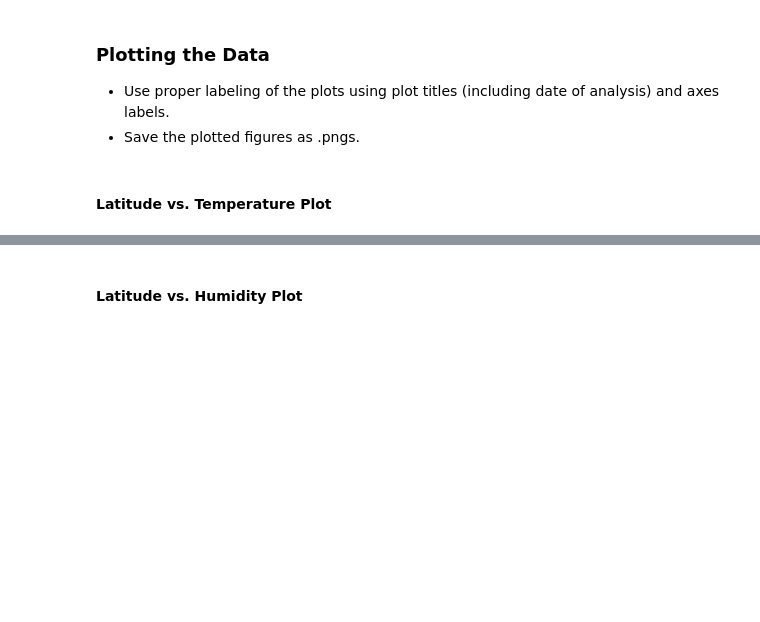
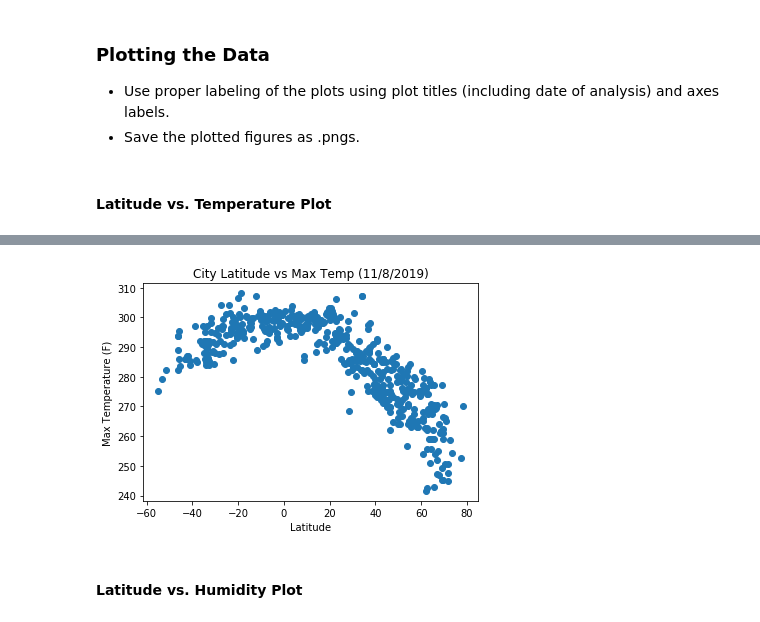
Before and after one commit to jran14/python-api-challenge, a Jupyter notebook: WeatherPy/WeatherPy.ipynb, the cells around one changed output, grey strips where cells are left out. Drawn from its saved outputs; the diff is of its cells as text; code cells hidden in the pictures; blank space fills up the shorter version.

```diff
--- a/WeatherPy/WeatherPy.ipynb
+++ b/WeatherPy/WeatherPy.ipynb
@@ -102,13 +102,13 @@ print(json.dumps(test_results, indent= 4))
 }
 # %%
 #test for loop
-url='http://api.openweathermap.org/data/2.5/weather?'
+#url='http://api.openweathermap.org/data/2.5/weather?'
 
-for city in cities:
-    query_url= f'{url}q={city}&appid={api_key}'
-    city_response=requests.get(query_url).json()
+#for city in cities:
+   # query_url= f'{url}q={city}&appid={api_key}'
+   # city_response=requests.get(query_url).json()
 
-print(json.dumps(city_response, indent= 4))
+#print(json.dumps(city_response, indent= 4))
 # %% [output]
 {
     "coord": {
@@ -234,25 +208,24 @@ Data Retrieval Complete
 #pull city, country, lat, lng from existing lists
 url='http://api.openweathermap.org/data/2.5/weather?'#at={lat}&lon={lon}'
 
-#create blank lists for cloudiness, date, humidity, max temp, wind speed
+#create blank lists for cloudiness, humidity, max temp, wind speed, country
 cloudiness_list=[]
-date_list=[]
 humidity_list=[]
 maxtemp_list=[]
 windspeed_list=[]
 country=[]
 
-for city in cities:
+#serach for cities from found_cities list where there are results returned from API call
+for city in found_cities:
     query_url= f'{url}q={city}&appid={api_key}'
 
     try:
-    #lists for url and coord of each city
+        #request for each city
         city_data=requests.get(query_url)
         city_data.raise_for_status()
         city2_json = city_data.json()
         #append in results lists for dataframe
         cloudiness_list.append(city2_json['clouds']['all'])
-        #date_list.append(query_url['coord']['lon'])
         humidity_list.append(city2_json['main']['humidity'])
         maxtemp_list.append(city2_json['main']['temp_max'])
         windspeed_list.append(city2_json['wind']['speed'])
@@ -265,6 +238,7 @@ for city in cities:
     except Exception as e:
         print(f'Request for city {city} failed with error {type(e)} {e}')
 
+#print the lists for dataframe
 print(cloudiness_list)
 print(humidity_list)
 print(maxtemp_list)
@@ -291,10 +293,10 @@ Request for city grand river south east failed with HTTP Error 404 Client Error:
 # %%
 #reuslts into dataframe
-results_df= pd.Dataframe({'Cities' : found_cities,
+results_df= pd.DataFrame({'Cities' : found_cities,
                         'Cloudiness' : cloudiness_list,
                         'Country' : country,
                         'Humidity' : humidity_list,
-                        'Lat' : temp,
+                        'Lat' : cities_lat,
                         'Lng' : cities_lon,
                         'Max Temp' : maxtemp_list,
                         'Wind Speed' : windspeed_list})
@@ -325,2 +329,16 @@ dtype: int64
+# %%
+x_axis= results_df['Lat']
+y_axis=results_df['Max Temp']
+fig, ax = plt.subplots()
+ax.scatter(x_axis, y_axis)
+ax.set_title('City Latitude vs Max Temp (11/8/2019)')
+ax.set_xlabel('Latitude')
+ax.set_ylabel('Max Temperature (F)')
+#save the figure to png file
+plt.savefig('City Latitude vs Max Temp.png')
+#save the figure to png file
+plt.savefig('City Latitude vs Max Temp.png')
+# %% [output]
+[figure, added]
 # %% [markdown]
 #### Latitude vs. Humidity Plot
```
Also changed, not shown: parts of 30 cells of this notebook, 5 other files.
